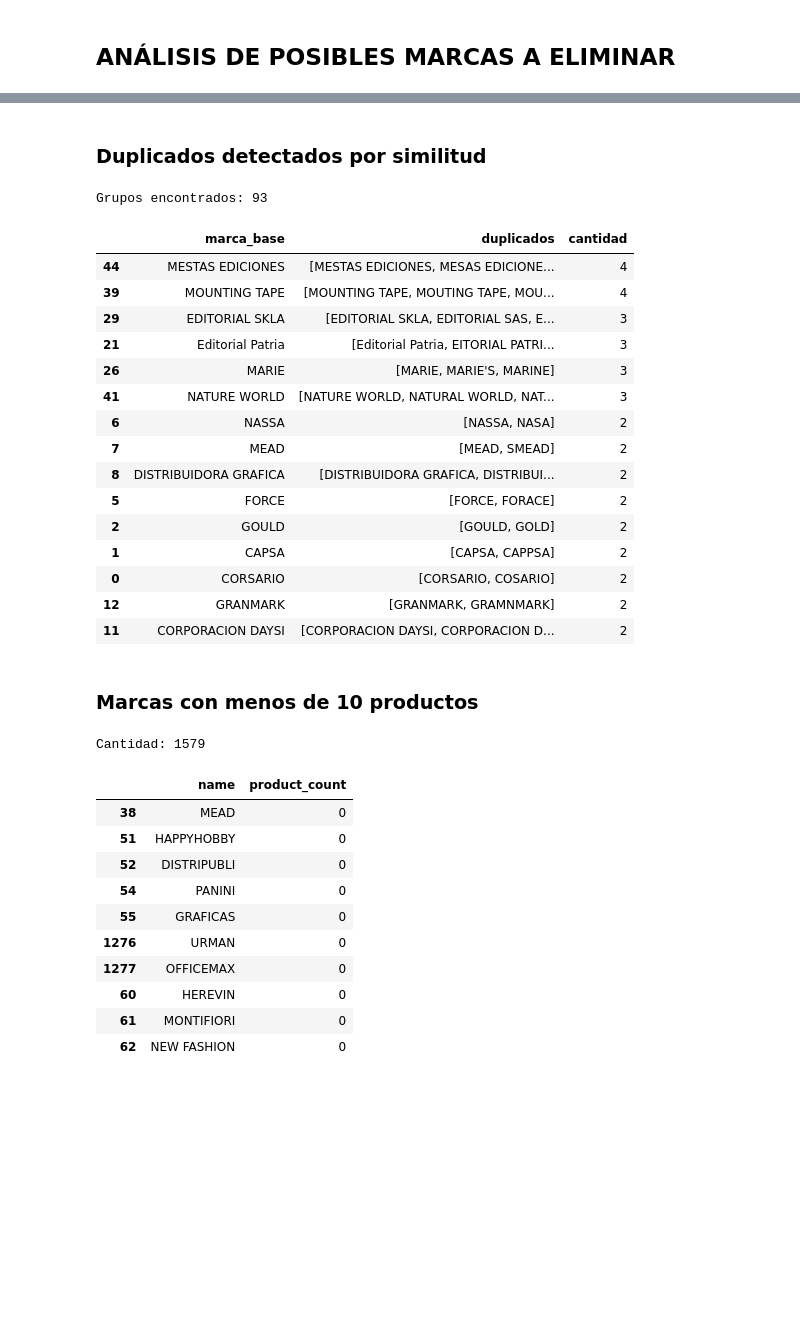
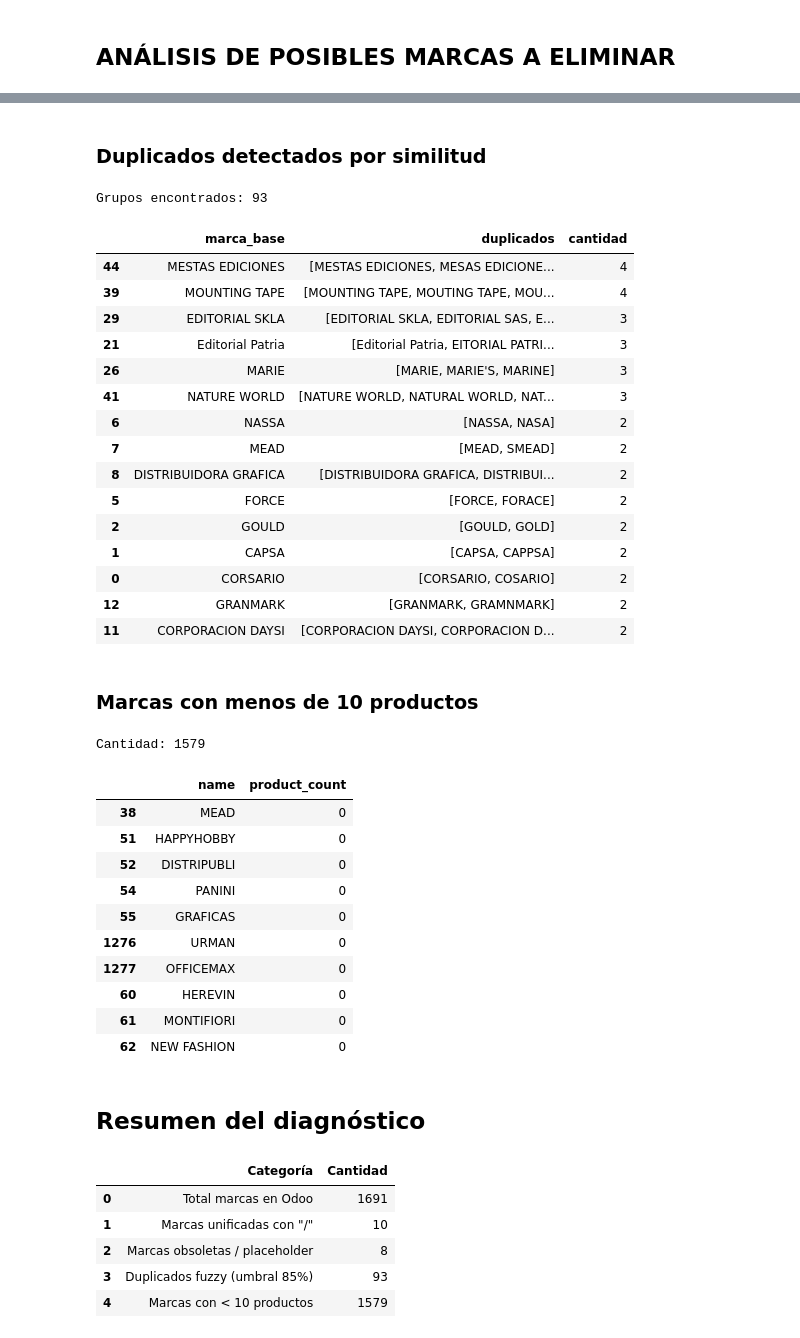
Before and after one commit to JahirCDev/ProjectStandardization, a Jupyter notebook: notebooks/OdooBrands.ipynb, the cells around one changed output, grey strips where cells are left out. Drawn from its saved outputs; the diff is of its cells as text; code cells hidden in the pictures; blank space fills up the shorter version.

Commit message:
refactor(brands): Add summary for possible brands to delete/inactive

```diff
--- a/notebooks/OdooBrands.ipynb
+++ b/notebooks/OdooBrands.ipynb
@@ -434,7 +434,7 @@ display(placeholder_brands[['name']])
 placeholder_brands[['name']].to_csv(processed_path / 'MarcasPlaceholders.csv', index=False)
 
 # Duplicados detectados con fuzzy matching (RapidFuzz) a través silimitud cercana entre dos strings
-THRESHOLD = 85  # Más alto = más estricto
+FUZZY_THRESHOLD = 85  # Más alto = más estricto
 df_normalized_names = df_odoo_brands_copy[['name', 'name_norm']].drop_duplicates(subset='name_norm')
 normalized_list = df_normalized_names['name_norm'].tolist()
 original_list = df_normalized_names['name'].tolist()
@@ -451,7 +451,7 @@ for i, (norm_i, orig_i) in enumerate(zip(normalized_list, original_list)):
         if i == j or norm_j in assigned:
             continue
         score = fuzz.token_sort_ratio(norm_i, norm_j)
-        if score >= THRESHOLD:
+        if score >= FUZZY_THRESHOLD:
             group.append(orig_j)
             assigned.add(norm_j)
     if len(group) > 1:
@@ -479,6 +479,26 @@ display(Markdown("### Marcas con menos de 10 productos"))
 print(f"Cantidad: {len(low_freq_brands)}")
 display(low_freq_brands[['name', 'product_count']].head(10))
 low_freq_brands[['name', 'product_count']].to_csv(processed_path / 'MarcasBajaFrecuencia.csv', index=False)
+
+summary = {
+    'Categoría': [
+        'Total marcas en Odoo',
+        'Marcas unificadas con "/"',
+        'Marcas obsoletas / placeholder',
+        f'Duplicados fuzzy (umbral {FUZZY_THRESHOLD}%)',
+        'Marcas con < 10 productos',
+    ],
+    'Cantidad': [
+        len(df_odoo_brands_copy),
+        len(mixed_brands),
+        len(placeholder_brands),
+        len(fuzzy_df),
+        len(low_freq_brands),
+    ]
+}
+df_summary = pd.DataFrame(summary)
+display(Markdown("## Resumen del diagnóstico"))
+display(df_summary)
 # %% [output]
 ### Marcas mezcladas (separadas por '/')
 Cantidad de conjuntos: 10
@@ -508,30 +528,37 @@ Cantidad: 8
 Grupos encontrados: 93
 |  | marca_base | duplicados | cantidad |
 | 44 | MESTAS EDICIONES | [MESTAS EDICIONES, MESAS EDICIONE... | 4 |
 | 39 | MOUNTING TAPE | [MOUNTING TAPE, MOUTING TAPE, MOU... | 4 |
 | 29 | EDITORIAL SKLA | [EDITORIAL SKLA, EDITORIAL SAS, E... | 3 |
 | 21 | Editorial Patria | [Editorial Patria, EITORIAL PATRI... | 3 |
 | 26 | MARIE | [MARIE, MARIE'S, MARINE] | 3 |
 | 41 | NATURE WORLD | [NATURE WORLD, NATURAL WORLD, NAT... | 3 |
 | 6 | NASSA | [NASSA, NASA] | 2 |
 | 7 | MEAD | [MEAD, SMEAD] | 2 |
 | 8 | DISTRIBUIDORA GRAFICA | [DISTRIBUIDORA GRAFICA, DISTRIBUI... | 2 |
 | 5 | FORCE | [FORCE, FORACE] | 2 |
 | 2 | GOULD | [GOULD, GOLD] | 2 |
 | 1 | CAPSA | [CAPSA, CAPPSA] | 2 |
 | 0 | CORSARIO | [CORSARIO, COSARIO] | 2 |
 | 12 | GRANMARK | [GRANMARK, GRAMNMARK] | 2 |
 | 11 | CORPORACION DAYSI | [CORPORACION DAYSI, CORPORACION D... | 2 |
 ### Marcas con menos de 10 productos
 Cantidad: 1579
 |  | name | product_count |
 | 38 | MEAD | 0 |
 | 51 | HAPPYHOBBY | 0 |
 | 52 | DISTRIPUBLI | 0 |
 | 54 | PANINI | 0 |
 | 55 | GRAFICAS | 0 |
 | 1276 | URMAN | 0 |
 | 1277 | OFFICEMAX | 0 |
 | 60 | HEREVIN | 0 |
 | 61 | MONTIFIORI | 0 |
 | 62 | NEW FASHION | 0 |
+## Resumen del diagnóstico
+|  | Categoría | Cantidad |
+| 0 | Total marcas en Odoo | 1691 |
+| 1 | Marcas unificadas con "/" | 10 |
+| 2 | Marcas obsoletas / placeholder | 8 |
+| 3 | Duplicados fuzzy (umbral 85%) | 93 |
+| 4 | Marcas con < 10 productos | 1579 |
```
